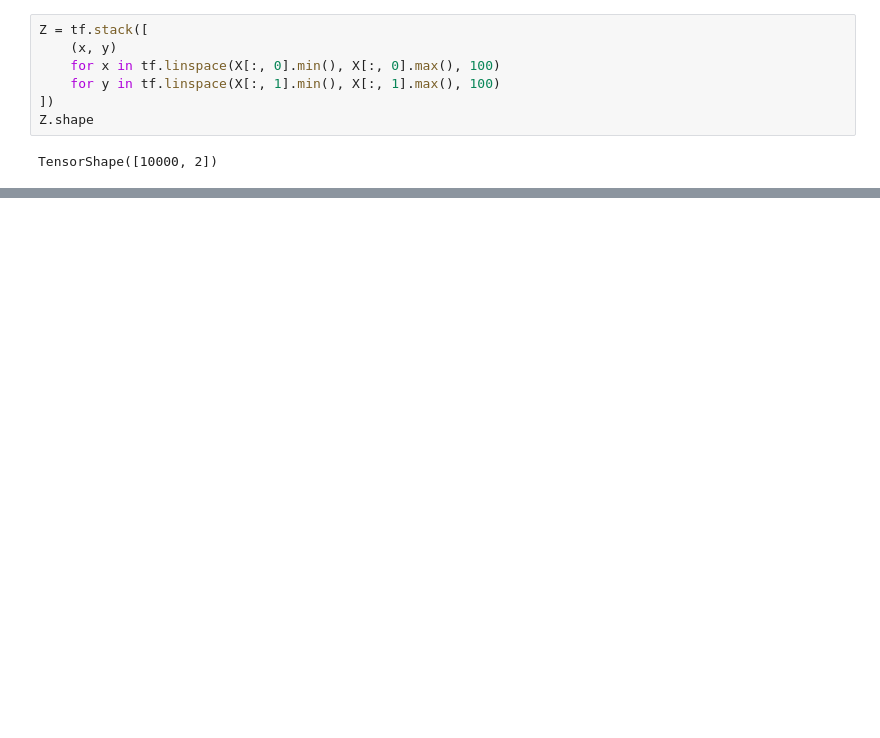
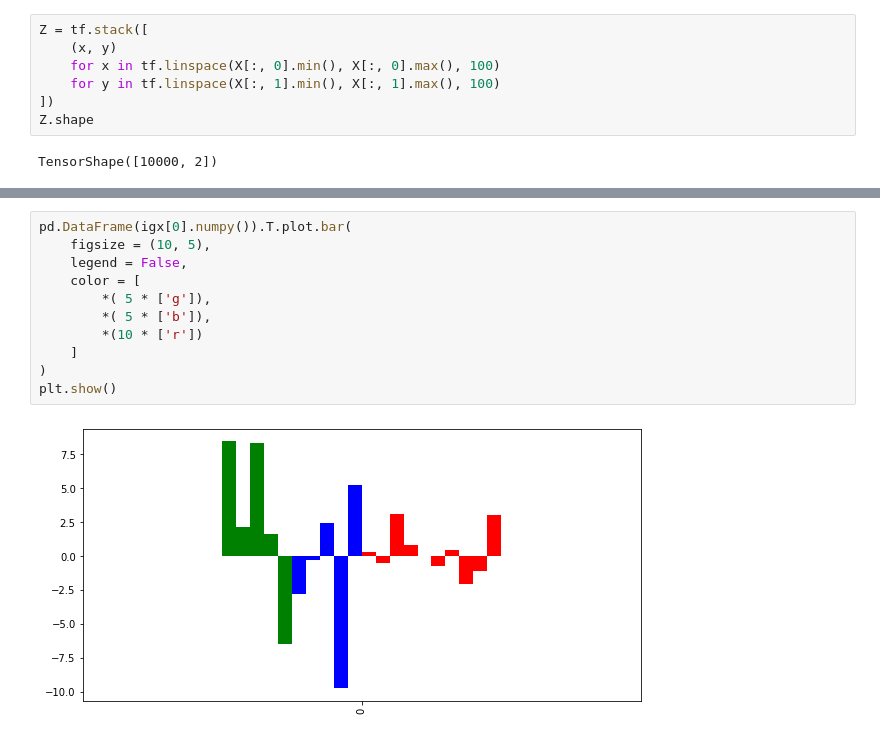
Before and after one commit to axelmy/DD2421, a Jupyter notebook: GIG-experiment.ipynb, the cells around one changed output, grey strips where cells are left out. Cells and saved outputs as stored; diff of their text form; blank space fills up the shorter version.

```diff
--- a/GIG-experiment.ipynb
+++ b/GIG-experiment.ipynb
@@ -222,3 +227,16 @@ plt.show()
+# %%
+pd.DataFrame(igx[0].numpy()).T.plot.bar(
+    figsize = (10, 5),
+    legend = False,
+    color = [
+        *( 5 * ['g']),
+        *( 5 * ['b']),
+        *(10 * ['r'])
+    ]
+)
+plt.show()
+# %% [output]
+[figure, added]
 # %%
 %%time
 
```
Also changed, not shown: parts of 30 cells of this notebook.
